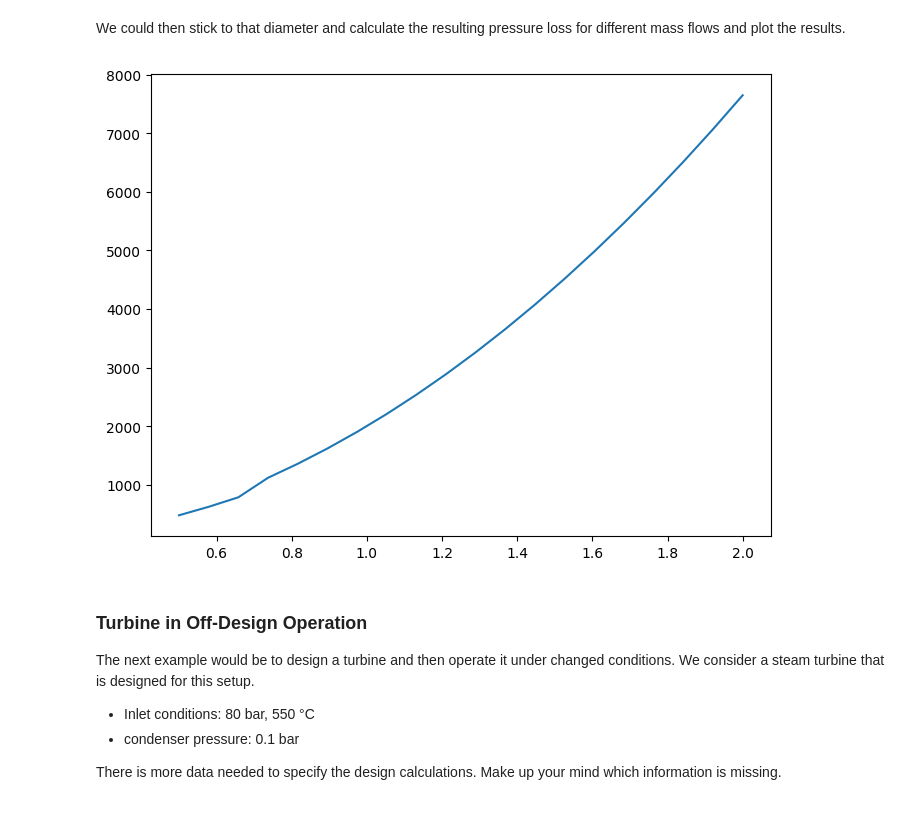
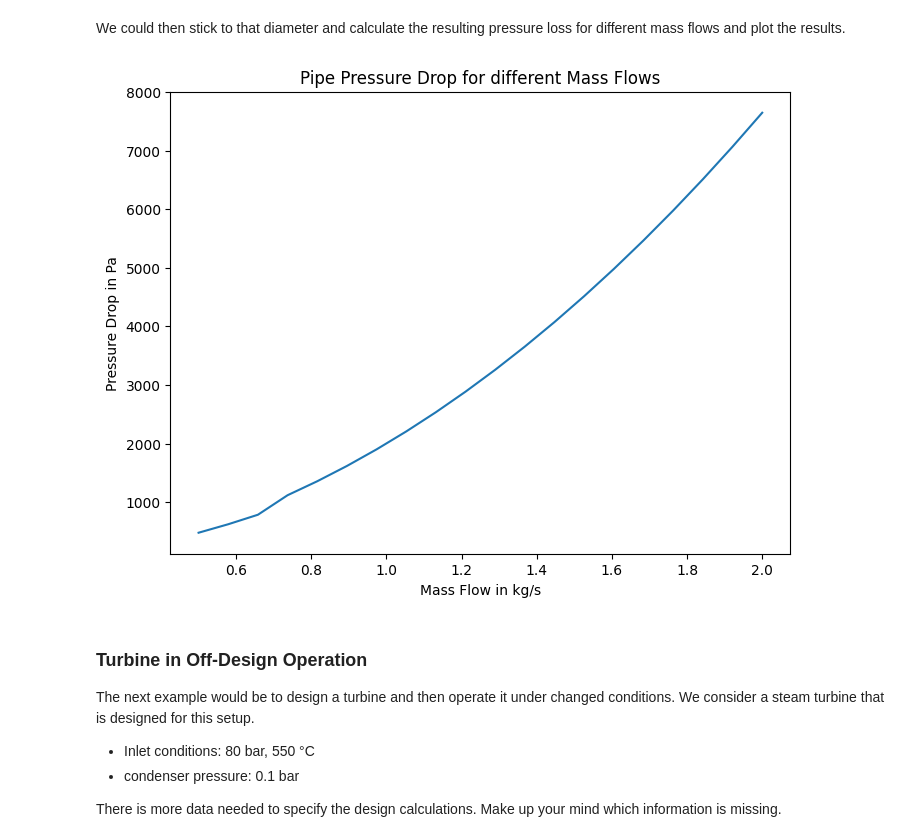
Before and after one commit to IljaTuschy/tespy-znes-course, a Jupyter notebook: docs/u_07.ipynb, the cells around one changed output. Cells and saved outputs as stored; diff of their text form; code cells hidden in the pictures; blank space fills up the shorter version.

```diff
--- a/docs/u_07.ipynb
+++ b/docs/u_07.ipynb
@@ -133,23 +133,26 @@ We could then stick to that diameter and calculate the resulting pressure loss f
 # %%
 pip.set_attr(dp=None)
 pip.set_attr(D=d)
 
 m_range = np.linspace(m*0.5, m*2, 20)
 dp_range = np.empty([20])
 
 i=0
 for m_new in m_range:
     c01.set_attr(m=m_new)
     pn.solve(mode='design')
     dp_range[i]=pip.get_attr('dp').val
     i +=1
 
 fig = plt.figure(figsize=(8,6))
 ax = fig.add_subplot(111)
 ax.plot(m_range, dp_range)
+ax.set_title('Pipe Pressure Drop for different Mass Flows')
+ax.set_xlabel('Mass Flow in kg/s')
+ax.set_ylabel('Pressure Drop in Pa')
 plt.show()
 # %% [output]
-[figure, old version]
+[figure, new version]
 # %% [markdown]
 ### Turbine in Off-Design Operation
 
```
Also changed, not shown: 6 other files.
